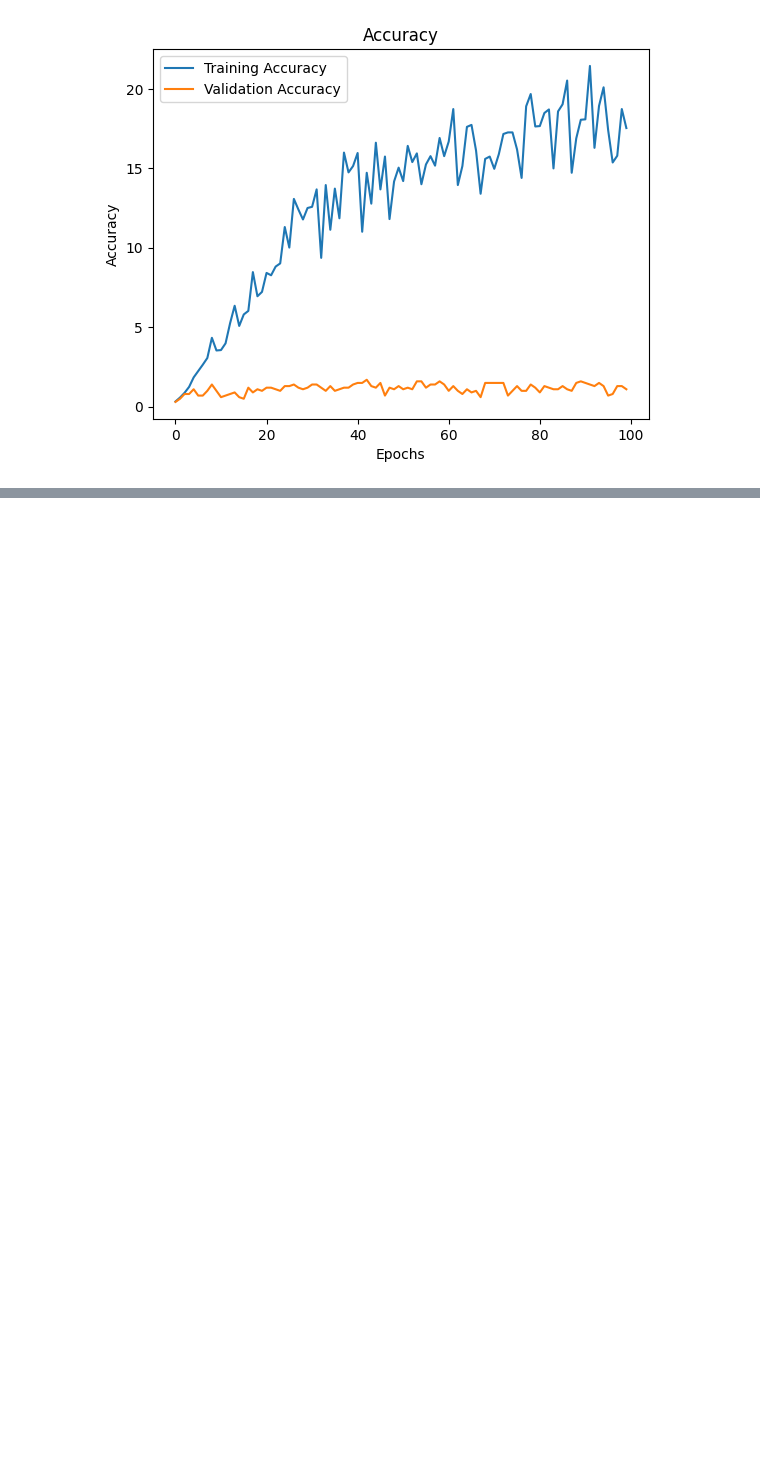
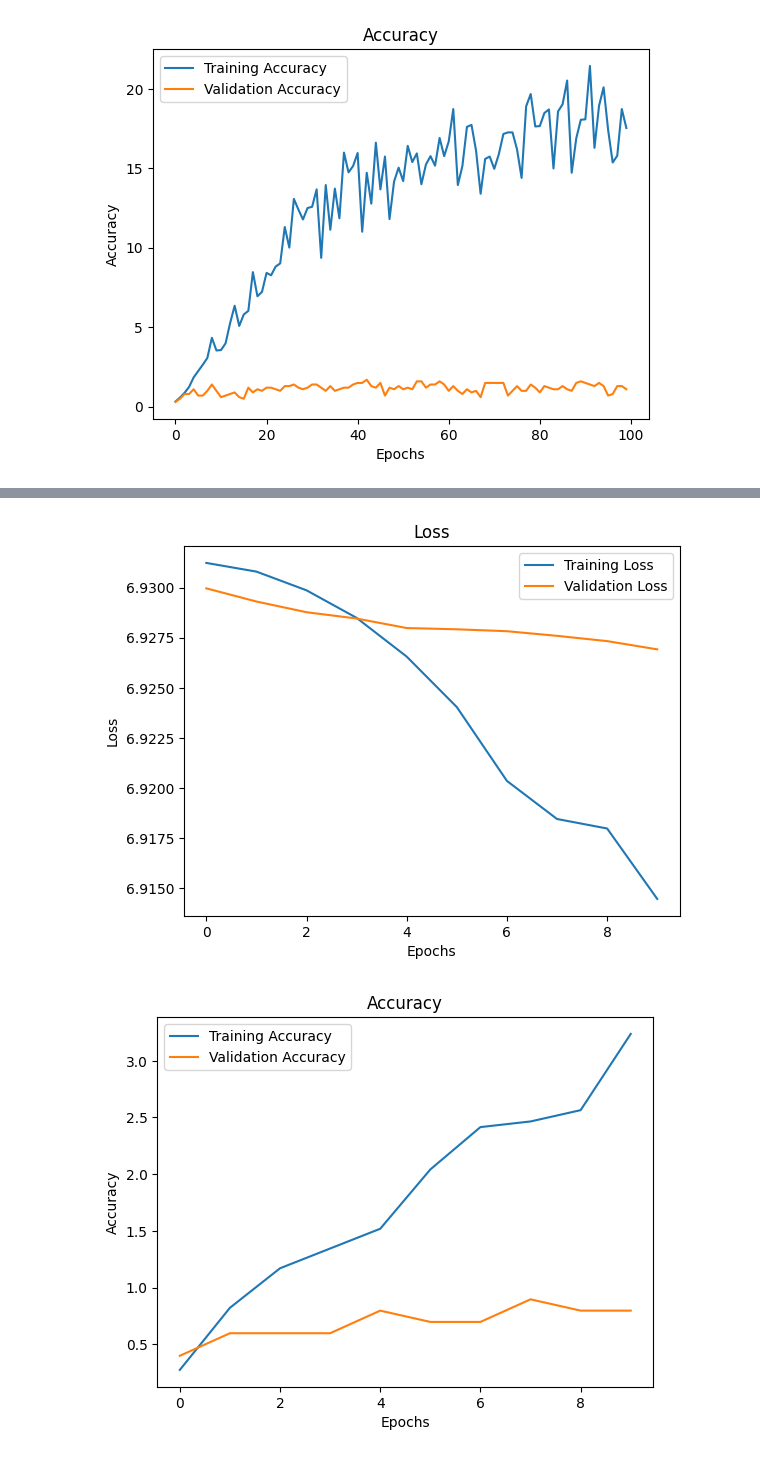
Before and after one commit to Adri261/progettoVIPM, a Jupyter notebook: self-supervised/colorizationAugmented.ipynb, the cells around one changed output, grey strips where cells are left out. Cells and saved outputs as stored; diff of their text form; code cells hidden in the pictures; blank space fills up the shorter version.

```diff
--- a/self-supervised/colorizationAugmented.ipynb
+++ b/self-supervised/colorizationAugmented.ipynb
@@ -435,3 +435,20 @@ plot_accuracy(train_acc,val_acc)
 # %% [output]
 [figure]
 [figure]
+# %%
+class ExtendedColorizerLinear(nn.Module):
+    def __init__(self, colorizer):
+        super(ExtendedColorizerLinear, self).__init__()
+        self.encoder = colorizer.encoder
+        self.ff1 = nn.Linear(256*32*32, 1024)
+        self.relu = nn.ReLU()
+        self.ff2 = nn.Linear(1024, 251)
+        self.softmax = nn.Softmax(dim=1)
+        self.dropout = nn.Dropout(p=0.5)
+    def forward(self, x):
+        x = self.encoder(x)
+        x = x.view(-1, 256*32*32)
+        x = self.ff1(x)
+        x = self.dropout(x)
+        x = self.softmax(x)
+        return x
@@ -437,0 +662,32 @@ plot_accuracy(train_acc,val_acc)
+# %%
+def plot_loss(train_loss,val_loss):
+    fig, ax = plt.subplots()
+
+
+    ax.set_xlabel('Epochs')
+    ax.set_ylabel('Loss')
+    ax.set_title('Loss')
+    ax.plot(train_loss, label='Training Loss')
+    ax.plot(val_loss, label='Validation Loss')
+    ax.legend()
+
+    plt.show()
+
+def plot_accuracy(train_acc,val_acc):
+    fig, ax = plt.subplots()
+
+
+    ax.set_xlabel('Epochs')
+    ax.set_ylabel('Accuracy')
+    ax.set_title('Accuracy')
+    ax.plot(train_acc, label='Training Accuracy')
+    ax.plot(val_acc, label='Validation Accuracy')
+    ax.legend()
+
+    plt.show()
+
+plot_loss(train_loss,val_loss)
+plot_accuracy(train_acc,val_acc)
+# %% [output]
+[figure, added]
+[figure, added]
```
Also changed, not shown: parts of 2 cells of this notebook, 8 other files.
